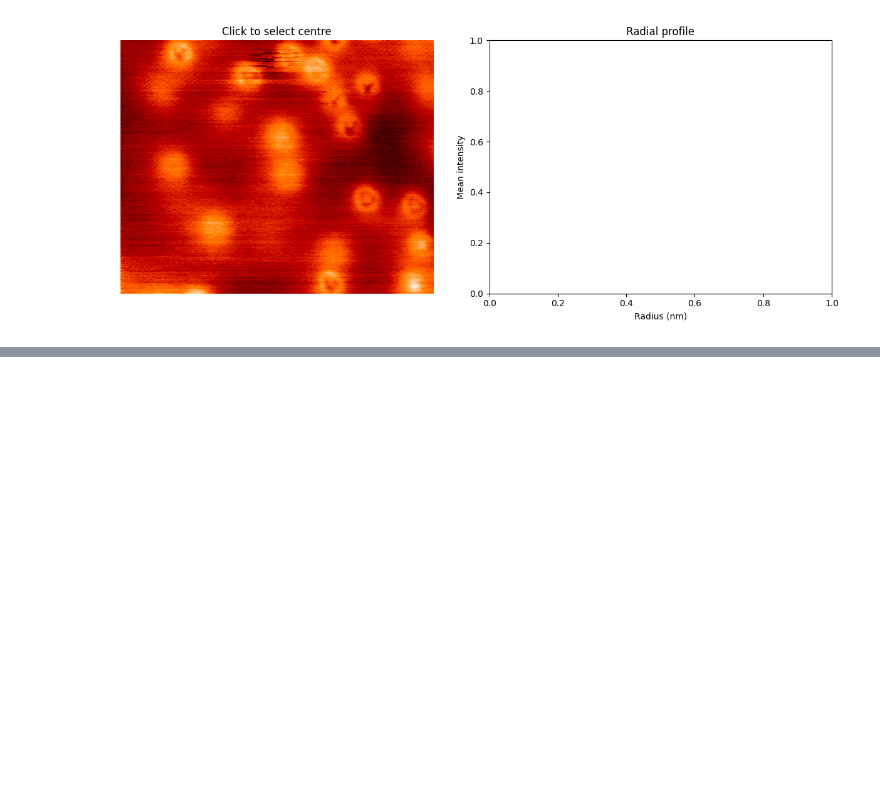
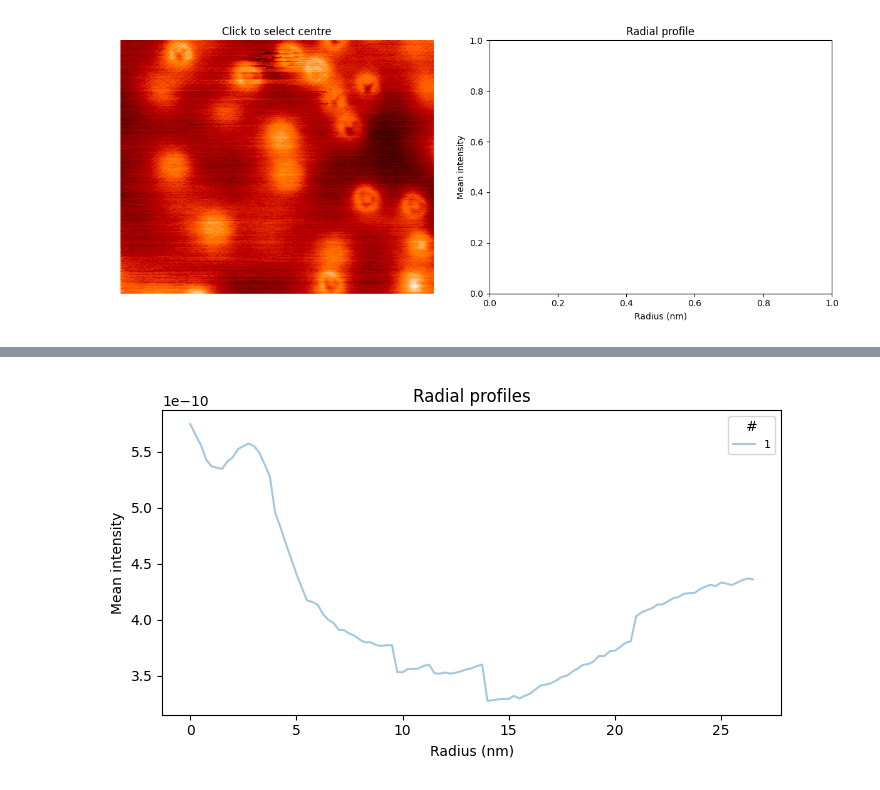
Before and after one commit to srschofield/SRSML24, a Jupyter notebook: notebooks/steven/radial_averaging.ipynb, the cells around one changed output, grey strips where cells are left out. Cells and saved outputs as stored; diff of their text form; code cells hidden in the pictures; blank space fills up the shorter version.

```diff
--- a/notebooks/steven/radial_averaging.ipynb
+++ b/notebooks/steven/radial_averaging.ipynb
@@ -129,0 +133,6 @@ radii, profiles = da.stack_profiles(result['saved'])
+# %%
+p_mean = np.nanmean(profiles, axis=0)
+r_mean = np.nanmean(radii, axis=0)
+fig, ax = da.plot_profiles(r_mean, p_mean)
+# %% [output]
+[figure, added]
```
Also changed, not shown: parts of 1 cell of this notebook, 1 other file.
